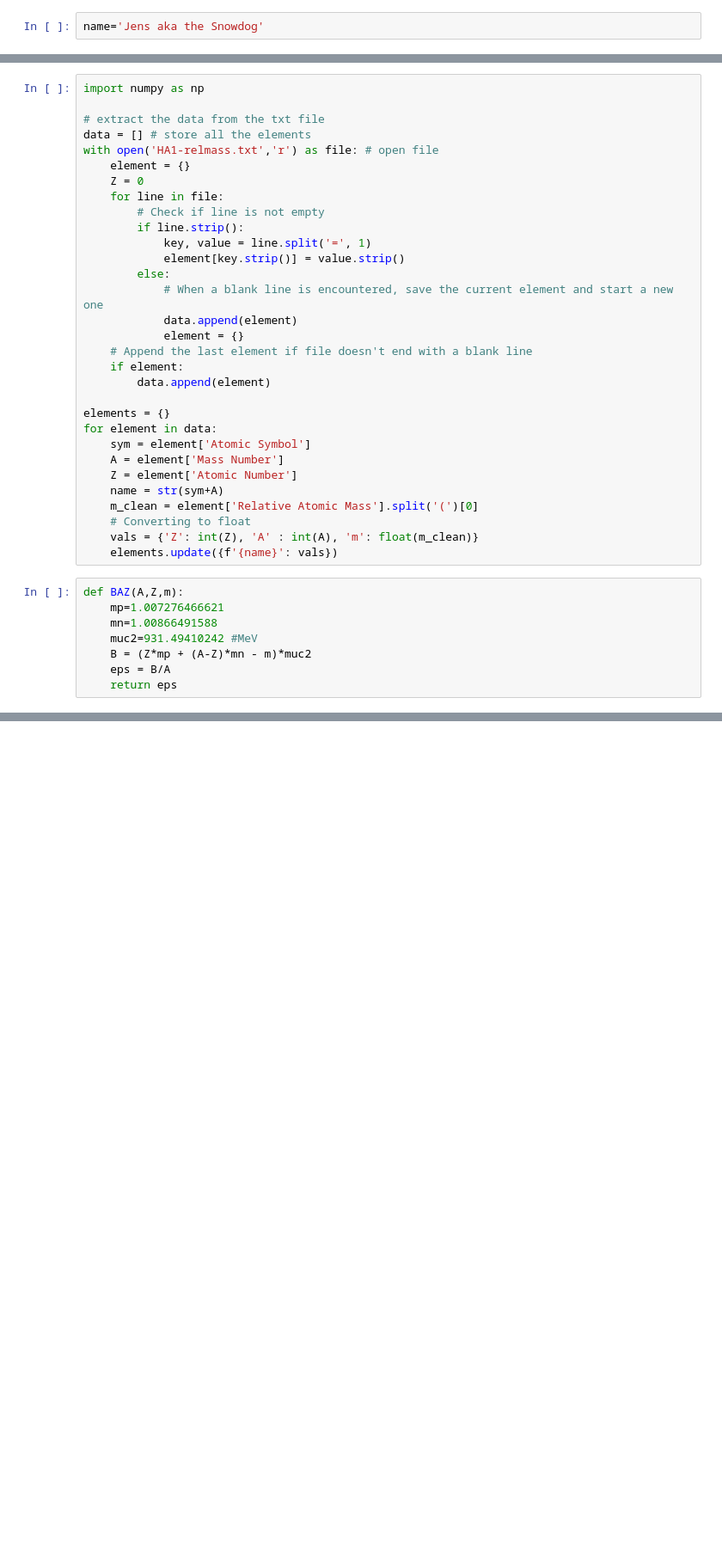
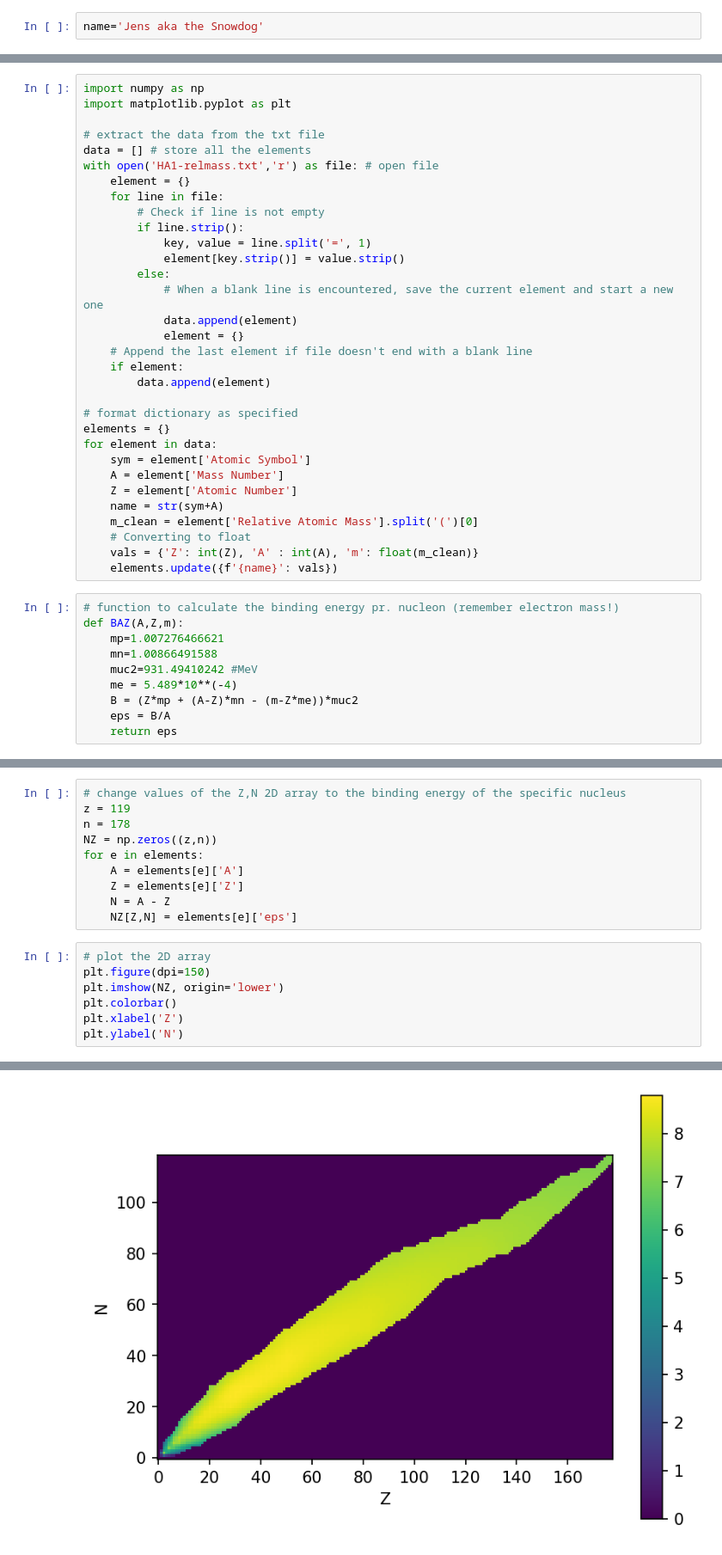
Before and after one commit to jenshoej/ReactorPhysics, a Jupyter notebook: HomeAssignments/HA1/HA1-2.ipynb, the cells around one changed output, grey strips where cells are left out. Shown: that part at 86% size. Saved outputs shown, nothing was run; the diff lists cells and outputs as text; blank space fills up the shorter version.

```diff
--- a/HomeAssignments/HA1/HA1-2.ipynb
+++ b/HomeAssignments/HA1/HA1-2.ipynb
@@ -45,12 +45,12 @@ Your task is going to be to
 - Plot the content of `NZ` with `plt.imshow()`. (hint: for N-Z pairs for which no known nuclide exists you probably allocated 0.0 as the binding energy. The default colormap of matplotlib will color these values as blue. If you want these values to be colored white you can convert all 0.0 values to `np.nan`.)
 # %%
 import numpy as np
+import matplotlib.pyplot as plt
 
 # extract the data from the txt file
 data = [] # store all the elements
 with open('HA1-relmass.txt','r') as file: # open file
     element = {}
-    Z = 0
     for line in file:
         # Check if line is not empty
         if line.strip():
@@ -64,6 +64,7 @@ with open('HA1-relmass.txt','r') as file: # open file
     if element:
         data.append(element)
 
+# format dictionary as specified
 elements = {}
 for element in data:
     sym = element['Atomic Symbol']
@@ -75,11 +76,13 @@ for element in data:
     vals = {'Z': int(Z), 'A' : int(A), 'm': float(m_clean)}
     elements.update({f'{name}': vals})
 # %%
+# function to calculate the binding energy pr. nucleon (remember electron mass!)
 def BAZ(A,Z,m):
     mp=1.007276466621
     mn=1.00866491588
     muc2=931.49410242 #MeV
-    B = (Z*mp + (A-Z)*mn - m)*muc2
+    me = 5.489*10**(-4)
+    B = (Z*mp + (A-Z)*mn - (m-Z*me))*muc2
     eps = B/A
     return eps
 # %%
@@ -111,0 +96,18 @@ elements
+# %%
+# change values of the Z,N 2D array to the binding energy of the specific nucleus
+z = 119
+n = 178
+NZ = np.zeros((z,n))
+for e in elements:
+    A = elements[e]['A']
+    Z = elements[e]['Z']
+    N = A - Z
+    NZ[Z,N] = elements[e]['eps']
+# %%
+# plot the 2D array
+plt.figure(dpi=150)
+plt.imshow(NZ, origin='lower')
+plt.colorbar()
+plt.xlabel('Z')
+plt.ylabel('N')
+# %% [output]
@@ -111,0 +115 @@ elements
+[figure, added]
```
Also changed, not shown: parts of 4 cells of this notebook.
